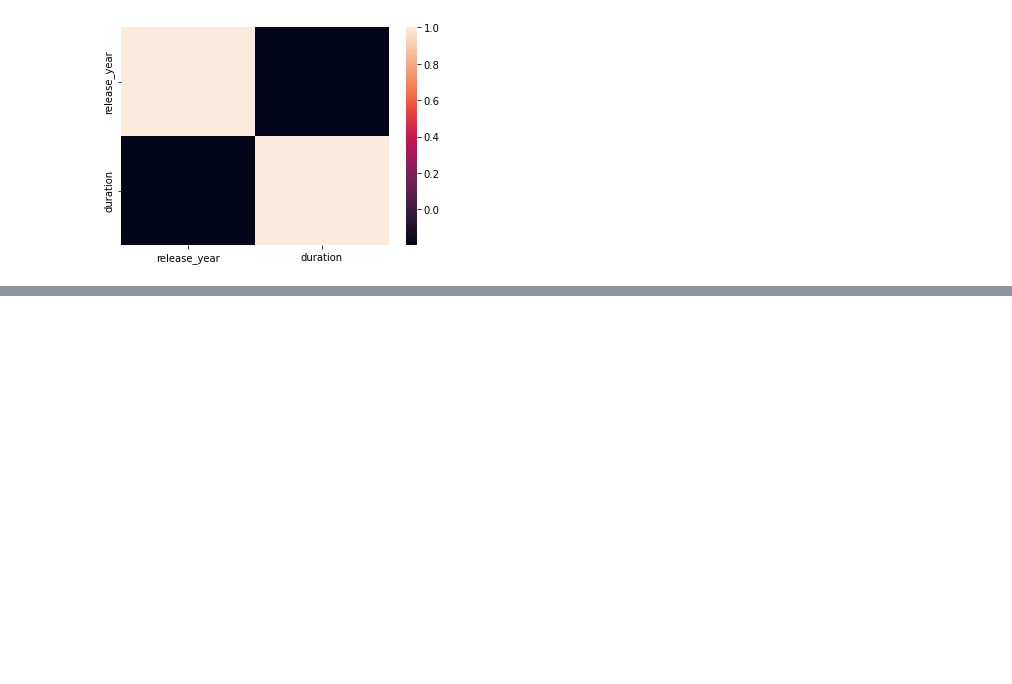
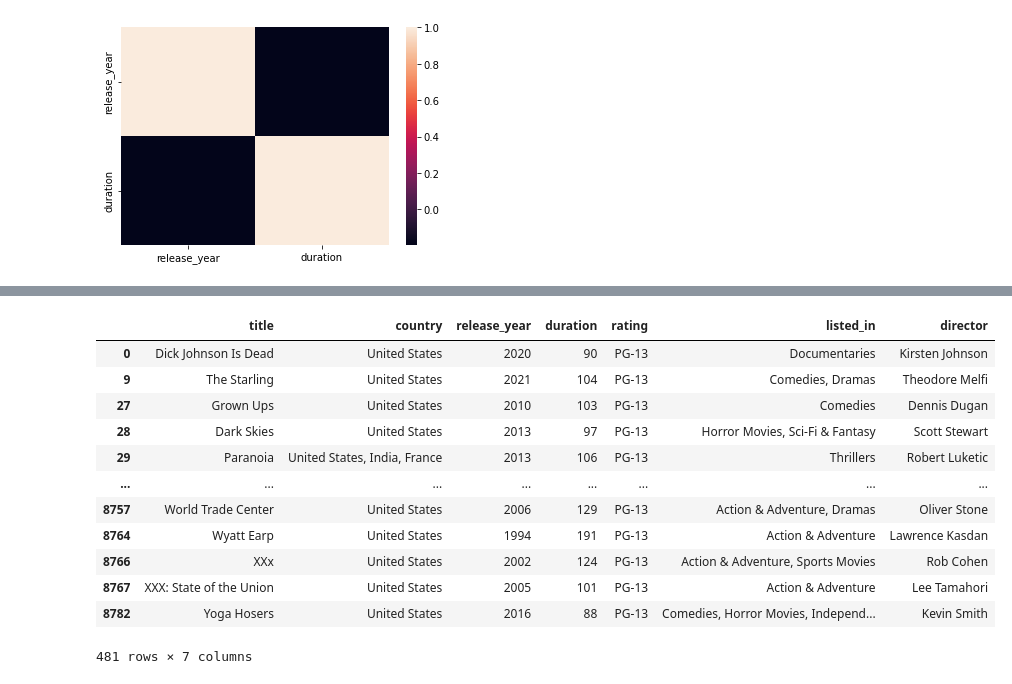
Before and after one commit to Dinaka-Alade/Analysis-on-netflix-data, a Jupyter notebook: ANALYSING_NETFLIX_MOVIES_DATA.ipynb, the cells around one changed output, grey strips where cells are left out. Saved outputs shown, nothing was run; the diff lists cells and outputs as text; code cells hidden in the pictures; blank space fills up the shorter version.

```diff
--- a/ANALYSING_NETFLIX_MOVIES_DATA.ipynb
+++ b/ANALYSING_NETFLIX_MOVIES_DATA.ipynb
@@ -214,0 +346,17 @@ Countries that Produced Most Movies Per Year
+# %%
+col = net_movies_col[net_movies_col['rating'] == 'PG-13']
+col
+# %% [output]
+|  | title | country | release_year | duration | rating | listed_in | director |
+| 0 | Dick Johnson Is Dead | United States | 2020 | 90 | PG-13 | Documentaries | Kirsten Johnson |
+| 9 | The Starling | United States | 2021 | 104 | PG-13 | Comedies, Dramas | Theodore Melfi |
+| 27 | Grown Ups | United States | 2010 | 103 | PG-13 | Comedies | Dennis Dugan |
+| 28 | Dark Skies | United States | 2013 | 97 | PG-13 | Horror Movies, Sci-Fi & Fantasy | Scott Stewart |
+| 29 | Paranoia | United States, India, France | 2013 | 106 | PG-13 | Thrillers | Robert Luketic |
+| ... | ... | ... | ... | ... | ... | ... | ... |
+| 8757 | World Trade Center | United States | 2006 | 129 | PG-13 | Action & Adventure, Dramas | Oliver Stone |
+| 8764 | Wyatt Earp | United States | 1994 | 191 | PG-13 | Action & Adventure | Lawrence Kasdan |
+| 8766 | XXx | United States | 2002 | 124 | PG-13 | Action & Adventure, Sports Movies | Rob Cohen |
+| 8767 | XXX: State of the Union | United States | 2005 | 101 | PG-13 | Action & Adventure | Lee Tamahori |
+| 8782 | Yoga Hosers | United States | 2016 | 88 | PG-13 | Comedies, Horror Movies, Independ... | Kevin Smith |
+481 rows × 7 columns
```
Also changed, not shown: parts of 30 cells of this notebook.
